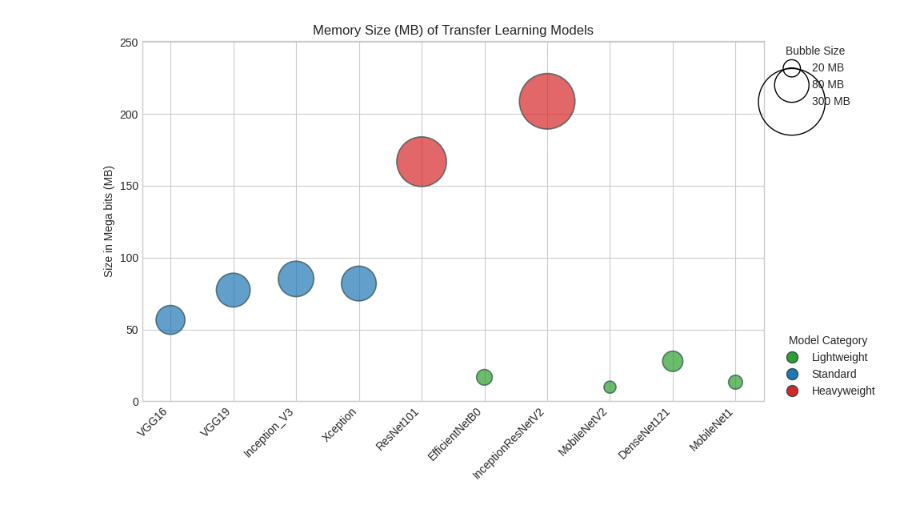
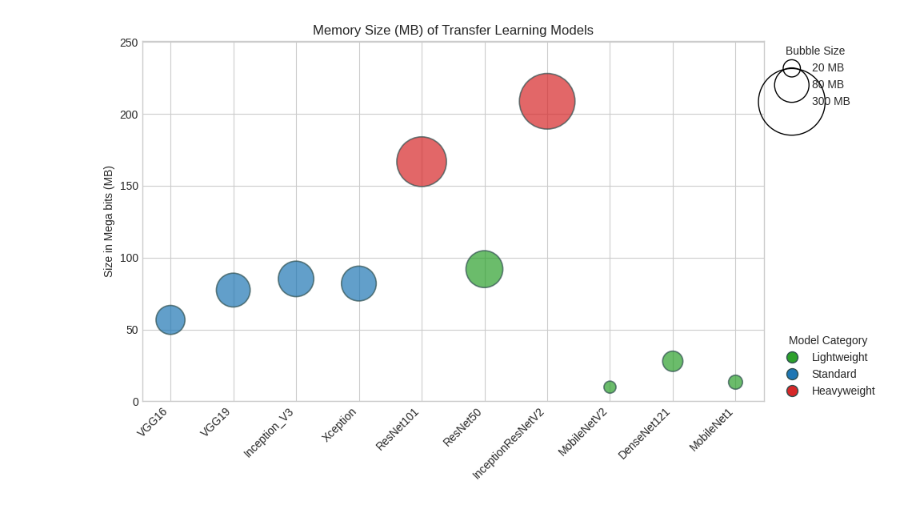
Before and after one commit to niaz1971/BRAIN_TUMOR_DETECTION_USING_DEEP_LEARNING, a Jupyter notebook: Memory_Size.ipynb, the cells around one changed output. Cells and saved outputs as stored; diff of their text form; code cells hidden in the pictures.

```diff
--- a/Memory_Size.ipynb
+++ b/Memory_Size.ipynb
@@ -6,12 +6,12 @@ from matplotlib.lines import Line2D
 # Data
 models = [
     "VGG16", "VGG19", "Inception_V3", "Xception",
-    "ResNet101", "EfficientNetB0", "InceptionResNetV2",
+    "ResNet101", "ResNet50", "InceptionResNetV2",
     "MobileNetV2", "DenseNet121", "MobileNet1"
 ]
 
 sizes_mb = np.array([56.64, 77.4, 85.18, 81.95,
-                     166.74, 16.7, 208.78,
+                     166.74, 91.98, 208.78,
                      9.87, 27.85, 13.32])
 
 x = np.arange(len(models))
@@ -80,31 +80,31 @@ size_legend.get_frame().set_alpha(0.9)
 cat_handles = [
     Line2D([0], [0], marker="o", color="none",
            markerfacecolor=cat_to_color["Lightweight"],
            markeredgecolor="darkslategray",
            markersize=10, label="Lightweight"),
     Line2D([0], [0], marker="o", color="none",
            markerfacecolor=cat_to_color["Standard"],
            markeredgecolor="darkslategray",
            markersize=10, label="Standard"),
     Line2D([0], [0], marker="o", color="none",
            markerfacecolor=cat_to_color["Heavyweight"],
            markeredgecolor="darkslategray",
            markersize=10, label="Heavyweight"),
 ]
 
 cat_legend = ax.legend(
     handles=cat_handles,
     title="Model Category",
     loc="lower left",
     bbox_to_anchor=(1.02, 0),
     borderaxespad=0.
 )
 cat_legend.get_frame().set_alpha(0.9)
 
 # Keep both legends
 ax.add_artist(size_legend)
 
 plt.tight_layout()
 plt.show()
 # %% [output]
-[figure, old version]
+[figure, new version]
```
